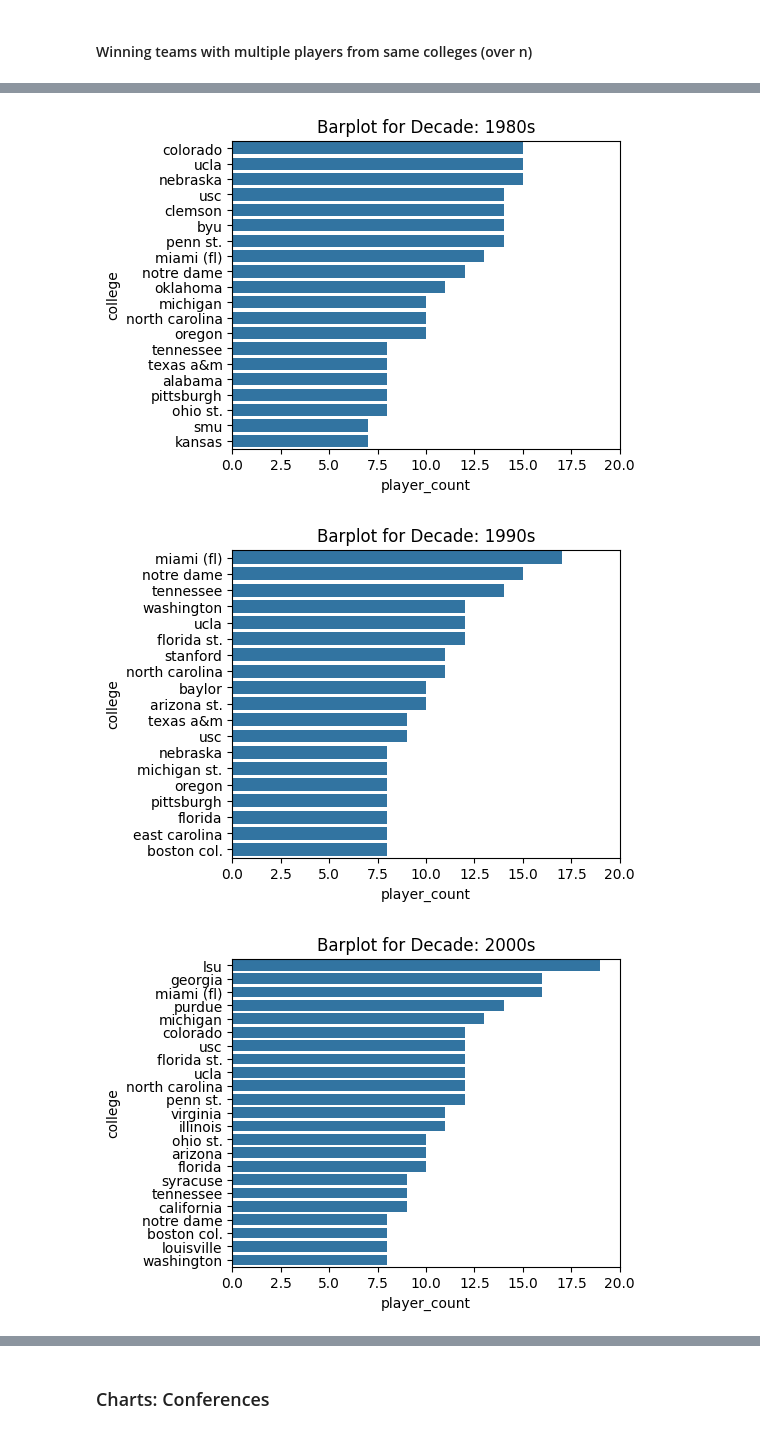
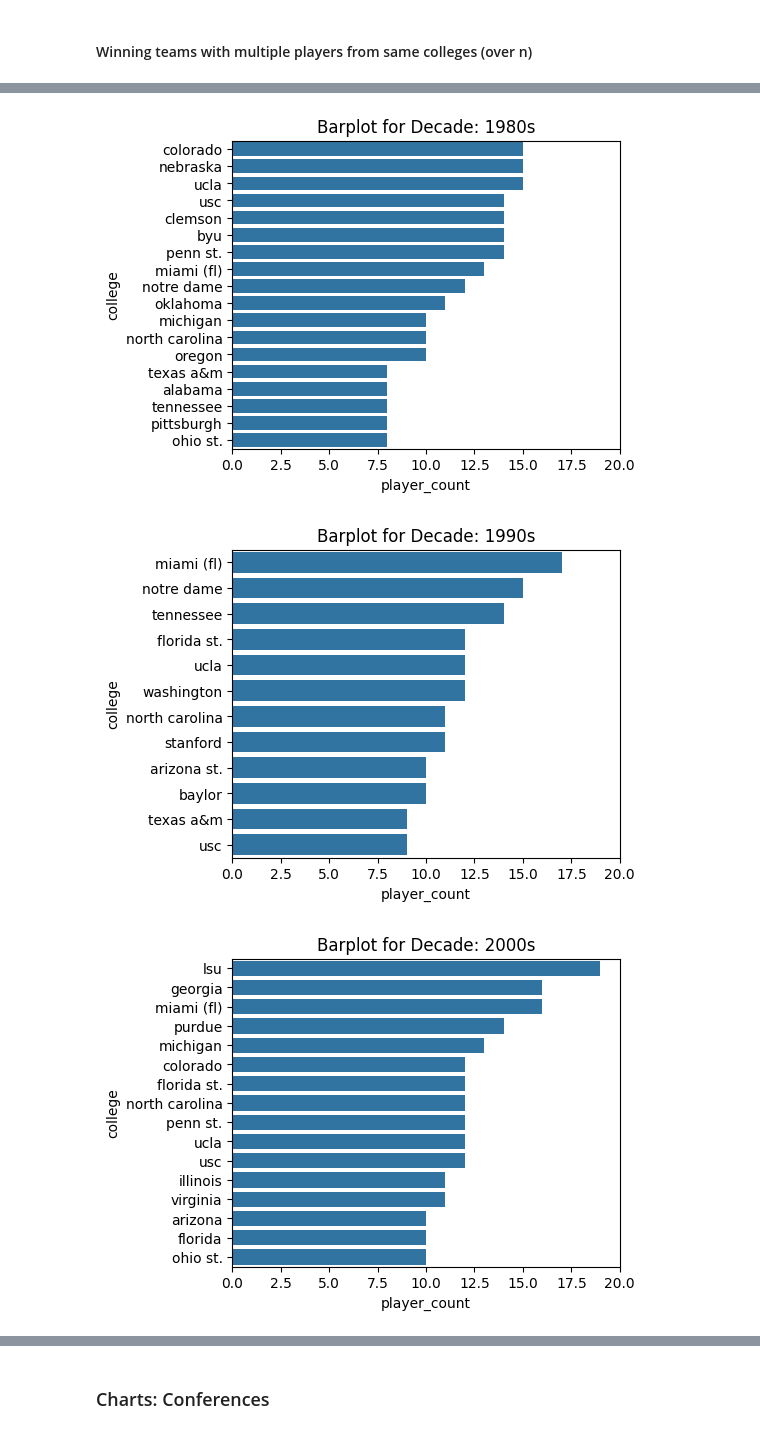
Before and after one commit to aferrers/nfl_superbowl_winners, a Jupyter notebook: notebooks/SB_winners_team_conference.ipynb, the cells around one changed output, grey strips where cells are left out. Saved outputs shown, nothing was run; the diff lists cells and outputs as text; code cells hidden in the pictures.

Commit message:
cleaned-up college and conference analyisis files

```diff
--- a/notebooks/SB_winners_team_conference.ipynb
+++ b/notebooks/SB_winners_team_conference.ipynb
@@ -199,11 +202,11 @@ import numpy as np
 ### data prep
 # %%
 # import data
-merge_table = pd.read_csv('../data/cleaned/all_superbowl_winning_rosters.csv')
+sb_winning_rosters = pd.read_csv('../data/cleaned/all_superbowl_winning_rosters.csv')
 
 # Define a function to calculate the decade
 def get_decade(year):
     return str(year)[:3] + "0s"
 
 # Apply the function to add the decade column
-merge_table['decade'] = merge_table['year'].apply(get_decade)
+sb_winning_rosters['decade'] = sb_winning_rosters['year'].apply(get_decade)
@@ -212,11 +212,0 @@ merge_table['decade'] = merge_table['year'].apply(get_decade)
-# %%
-# create counts & ranking for colleges by decade
-
-# Create a helper column that represents the count of each conference within each decade
-merge_table['count_coll_d'] = merge_table.groupby(['decade', 'college']).transform('size')
-
-# Sort the DataFrame by the count_c_d column in descending order
-merge_table = merge_table.sort_values(['decade','count_coll_d'], ascending=[False,False])
-
-# Rank the count column within each decade
-merge_table['rank_coll_d'] = merge_table.groupby('decade')['count_coll_d'].rank(method='min')
@@ -225,14 +213,3 @@ merge_table[['year','team','player','college','count_coll_d','rank_coll_d']].sor
-# %%
-# create counts & ranking for conferences by decade
-
-# Create a helper column that represents the count of each conference within each decade
-merge_table['count_conf_d'] = merge_table.groupby(['decade', 'conference_name']).transform('size')
-
-# Sort the DataFrame by the count_c_d column in descending order
-merge_table = merge_table.sort_values(['count_conf_d'], ascending=[False])
-
-# Rank the count column within each decade
-merge_table['rank_conf_d'] = merge_table.groupby('decade')['count_coll_d'].rank(method='min')
 # %% [markdown]
 #### Agg College and Conference table
 # %%
@@ -245,5 +224,11 @@ agg_table.rename(columns={'player': 'player_count'}, inplace=True)
 # %%
 #create summary table with player counts by college and decade
 
-college_table = agg_table.groupby(['decade','college']).agg({'player_count': 'sum'}).reset_index()
+agg_table_college = sb_winning_rosters.groupby(
+    ['decade','team','college']).agg({'player': 'count'})
+agg_table_college.reset_index(inplace=True)
+agg_table_college.rename(columns={'player': 'player_count'}, inplace=True)
+
+college_table = agg_table_college.groupby(
+    ['decade','college']).agg({'player_count': 'sum'}).reset_index()
 # %%
@@ -519,7 +411,7 @@ for decade in decade_order:
     data_decade = college_table[college_table['decade'] == decade]
 
     # calculate selected quantile for number of players per college
-    quantile=0.75
+    quantile=0.9
     quantile_value = data_decade['player_count'].quantile(q=quantile)
 
     # create filtered dataframe based on selected quantile
@@ -537,3 +429,3 @@ for decade in decade_order:
-[figure, old version]
+[figure, new version]
-[figure, old version]
+[figure, new version]
-[figure, old version]
+[figure, new version]
```
Also changed, not shown: parts of 39 cells of this notebook.
